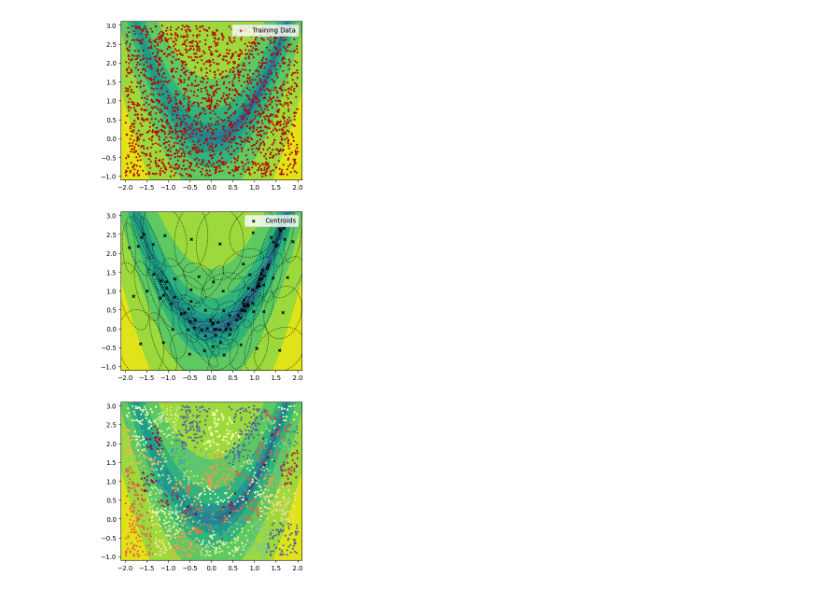
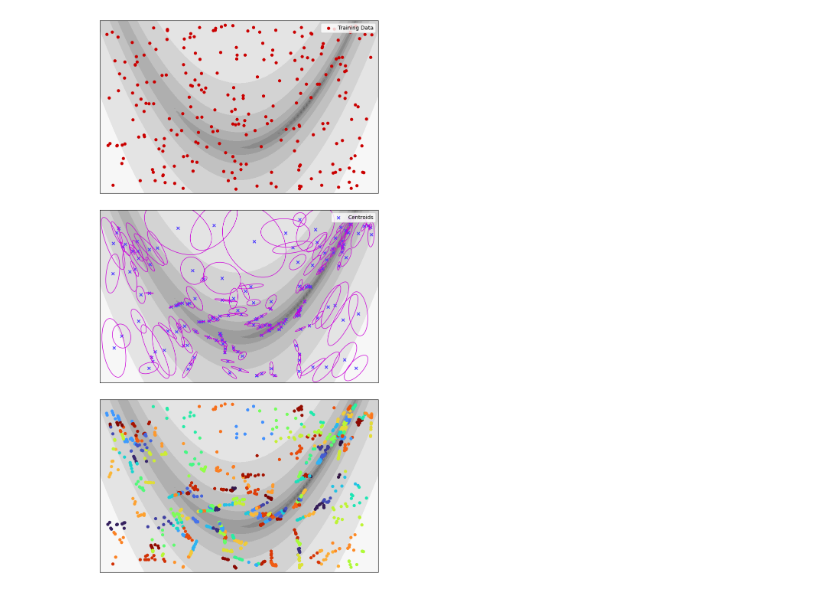
Before and after one commit to ut-padas/affini, a Jupyter notebook: ics_alg_descriptive_figs.ipynb, the cells around one changed output. Drawn from its saved outputs; the diff is of its cells as text; code cells hidden in the pictures.

Commit message:
Added and improved figures

```diff
--- a/ics_alg_descriptive_figs.ipynb
+++ b/ics_alg_descriptive_figs.ipynb
@@ -10,7 +10,7 @@ import numpy as np
 # Plotting tools
 
 def plot_points(centroids, ax: Axes, color='red', marker='o', size=4, label=''):
-    ax.scatter(centroids[:,0], centroids[:,1], s=size, marker=marker, c=color, label=label)
+    ax.scatter(centroids[:,0], centroids[:,1], s=size, marker=marker, c=color, label=label, alpha=1)
 
 def plot_evaluation_points(points, ax: Axes, color='black', marker='o'):
     ax.scatter(points[:,0], points[:,1], s=20, marker=marker, c=color)
@@ -51,14 +51,18 @@ def convert_to_ellipse_object(
     ):
 
     D, U = np.linalg.eigh(Q)
+    order = np.argsort(D)
+    D = D[order]
+    U = U[:, order]
     # Length of axes are lambda_i^{-0.5}.
     # So total diameter is 2 / D**(1/2).
-    lengths = 2 * (D ** (-0.5))
+    lengths = 2.0 / np.sqrt(D + 1e-12)
     width = lengths[0]
     height = lengths[1]
     # Angle is given by the rotation matrix U.
     # In particular, the first singular vector (which corresponds to the width)
-    angle = np.rad2deg(np.arctan(U[0,1] / U[0,0]))
+    v0 = U[:, 0]
+    angle = np.degrees(np.arctan2(v0[1], v0[0]))
     if filled:
         return Ellipse(
             xy=centroid,
@@ -78,7 +82,7 @@ def convert_to_ellipse_object(
             facecolor='none',
             edgecolor=color,
             linewidth=1,
-            linestyle='dotted'
+            # linestyle='dotted'
         )
 
 mpl.rcParams.update(mpl.rcParamsDefault)
@@ -432,15 +554,16 @@ Fig (d): tree
 
 from src.surrogate import HATANNSurrogate
 from src.problems.rosenbrock import rosenbrock, rosenbrock_grad
+import matplotlib.colors as mcolors
 
 # Training data
 d = 2
-N = 2000
+N = 250
 X_train = np.column_stack((np.random.uniform(-2, 2, N), np.random.uniform(-1, 3, N)))
 
 # Adaptive clustering parameters
 N_init_clusters = 10
-tol = 0.2
+tol = 0.05
 
 # Trained surrogate
 surrogate = HATANNSurrogate(version='v2')
@@ -454,59 +577,86 @@ surrogate.train(
     NUM_INITIAL_CLUSTERS = N_init_clusters,
     MIN_PTS_PER_CLUSTER = 10,
     MAX_CLUSTERS_EST = 10000,
-    SEED = 0,
+    SEED = 1,
     USE_HESSIAN_INFORMED_SPLIT = True,
-    IGNORE_GRADIENT = False
+    IGNORE_GRADIENT = False,
+    SAVE_GENERATED_TRAINING_DATA = True
 )
 
+centroids = surrogate.get_source_centroids()
+TRs = surrogate.get_trust_regions()
+
+new_X_train = surrogate.training_data
+p = np.random.permutation(len(centroids))
+centroids = centroids[p]
+TRs = TRs[p]
+
+labels = _assign_labels(centroids, new_X_train)
+
+
+# 2. Define Levels
+levels = np.linspace(Z.min(), Z.max(), 10)
+
 # plots
-fig, ax = plt.subplots(3, 1, figsize=(5, 15))
+fig, ax = plt.subplots(3, 1, figsize=(8, 15))
+fig.tight_layout()
+
+# gray colormap
+cmap_gray = plt.get_cmap('gray')
+new_cmap = mcolors.LinearSegmentedColormap.from_list(
+    'truncated_gray', cmap_gray(np.linspace(0.3, 1.0, 100))
+)
 
 # contour data
 x = np.linspace(-2.1, 2.1, 400)
 y = np.linspace(-1.1, 3.1)
 X, Y = np.meshgrid(x, y)
 XY = np.column_stack([X.ravel(), Y.ravel()])
 Z_flat = rosenbrock(XY, a=100)
 Z = Z_flat.reshape(X.shape)
 
 # Fig (a): training data
-ax[0].contourf(X, Y, np.log10(Z), levels=10, cmap='viridis')
-plot_points(X_train, ax[0], color="#BD0000", marker='o', label='Training Data')
-xlims = ax[0].get_xlim()
-ylims = ax[0].get_ylim()
-ax[0].legend(loc='upper right')
+p = 0
+ax[p].contourf(X, Y, np.log10(Z), levels=10, cmap=new_cmap)
+# ax[p].contour(X, Y, np.log10(Z), levels=10, colors="black", linewidths=1.5, alpha=0.5, zorder=0)
+plot_points(X_train, ax[0], color="#CA0000", marker='o', label='Training Data', size=25)
+xlims = ax[p].get_xlim()
+ylims = ax[p].get_ylim()
+ax[p].legend(loc='upper right')
+ax[p].set_xticks([])
+ax[p].set_yticks([])
 
 # Fig (b): centroids after running alg
 p = 1
-centroids = surrogate.get_source_centroids()
-TRs = surrogate.get_trust_regions()
 ellipses = []
 for j, TR in enumerate(TRs):
-    ellipses.append(convert_to_ellipse_object(TR, centroids[j], "#000000", filled=False))
-ax[p].contourf(X, Y, np.log10(Z), levels=10, cmap='viridis')
-plot_points(centroids, ax[1], color="#000000", marker='x', size=15, label='Centroids')
-plot_ellipses(ellipses, ax[1], False)
+    ellipses.append(convert_to_ellipse_object(TR, centroids[j], "#cb00d9", filled=False, alpha=0.7))
+ax[p].contourf(X, Y, np.log10(Z), levels=10, cmap=new_cmap)
+# ax[p].contour(X, Y, np.log10(Z), levels=10, colors="black", linewidths=1.5, alpha=0.5, zorder=0)
+plot_points(centroids, ax[p], color="#4C38FF", marker='x', size=30, label='Centroids')
+plot_ellipses(ellipses, ax[p], False)
 ax[p].set_xlim(xlims)
 ax[p].set_ylim(ylims)
 ax[p].legend(loc='upper right')
+ax[p].set_xticks([])
+ax[p].set_yticks([])
 
 # Fig (c): colored input points (but reclustered)
 p = 2
-ax[p].contourf(X, Y, np.log10(Z), levels=10, cmap='viridis')
-labels = _assign_labels(centroids, X_train)
-cmap = plt.get_cmap('Spectral')
-plot_colors = [cmap(x) for x in np.random.rand(len(centroids))]
-for j in range(len(centroids)):
-    plot_points(X_train[labels==j], ax[p], np.array(plot_colors[j % len(plot_colors)]))
+ax[p].contourf(X, Y, np.log10(Z), levels=10, cmap=new_cmap)
+# ax[p].contour(X, Y, np.log10(Z), levels=10, colors="black", linewidths=1.5, alpha=0.5, zorder=0)
+cmap = plt.get_cmap('turbo', len(centroids))
+plot_colors = [cmap(x) for x in np.linspace(0, 1, len(centroids))]
+ax[p].scatter(new_X_train[:,0], new_X_train[:,1], c=labels, cmap=cmap, s=25)
 xlims = ax[0].get_xlim()
 ylims = ax[0].get_ylim()
 ax[p].set_xlim(xlims)
 ax[p].set_ylim(ylims)
 # plot_points(centroids, ax[p], color="#000000", marker='x', size=10)
 # plot_ellipses(ellipses, ax[p], False)
-
+ax[p].set_xticks([])
+ax[p].set_yticks([])
 
 plt.show()
 # %% [output]
-[figure, old version]
+[figure, new version]
```
Also changed, not shown: parts of 4 cells of this notebook, 1 other file.
